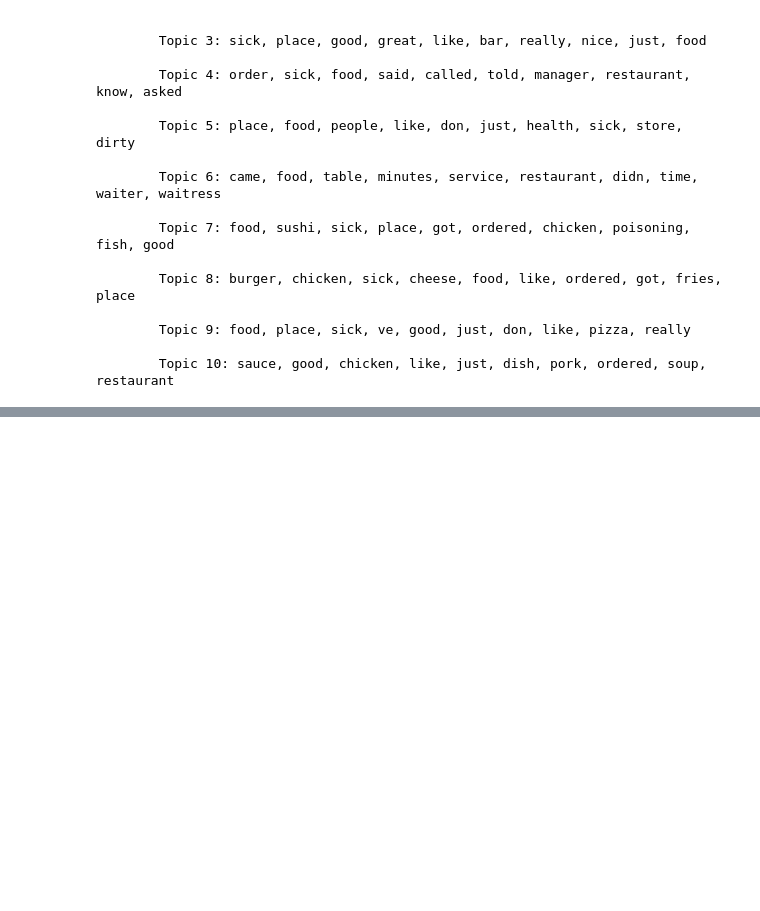
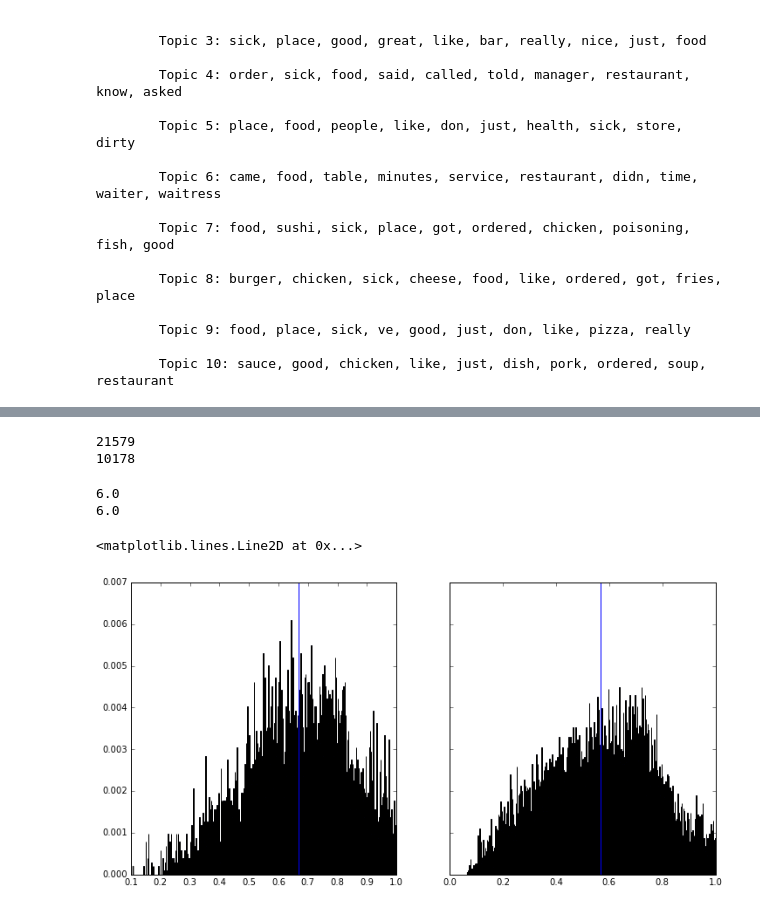
Before and after one commit to cu-publichealth/FoodborneML, a Jupyter notebook: notebooks/DiscLDA.ipynb, the cells around one changed output, grey strips where cells are left out. Cells and saved outputs as stored; diff of their text form; code cells hidden in the pictures; blank space fills up the shorter version.

```diff
--- a/notebooks/DiscLDA.ipynb
+++ b/notebooks/DiscLDA.ipynb
@@ -304,0 +329,3 @@ ax1.hist(thetas[:posn,1])
+# %%
+# get all of the reviews which we know are labeled as a list for convenience
+knowns = [ unicode(r[0], 'utf-8') for r in ob]
@@ -304,0 +358,3 @@ ax1.hist(thetas[:posn,1])
+# %%
+outbreaks = []
+windows = []
@@ -304,0 +395,14 @@ ax1.hist(thetas[:posn,1])
+# %%
+#number of windows
+print len(outbreaks)
+print len(windows)
+# %% [output]
+21579
+10178
+# %%
+# avg number of docs in each window type (hopefully are similar)
+print sum([len(w) for w in outbreaks])/float(len(outbreaks))
+print sum([len(w) for w in windows])/float(len(windows))
+# %% [output]
+6.0
+6.0
@@ -304,0 +424,35 @@ ax1.hist(thetas[:posn,1])
+# %%
+# do the same for the unlabeled windows
+for w in windows:
+    n = len(w['window_eta'])
+    s = np.sum(np.array(w['window_eta']))
+    gam = st.gamma(n*ahat, scale=1./bhat)
+    score = gam.cdf(s)
+    #print n, s, score
+    #for date, eta,  t in sorted(zip(w['window_d'],w['window_eta'], w['window_t']), key=lambda x:x[0]):
+        #print "%r, %0.3f, %r" % (date.strftime("%m-%d-%y"), eta, t)
+        #print
+    #print
+    #print
+    w['outbreak_score'] = score
+    w['outbreak_s'] = s
+# %%
+# compute the average outbreak score
+w_scores = [ w['outbreak_score'] for w in windows]
+o_scores = [ w['outbreak_score'] for w in outbreaks]
+w_avg_score = np.sum(np.array(w_scores))/len(w_scores)
+o_avg_score = np.sum(np.array(o_scores))/len(o_scores)
+# %%
+fig, (ax0, ax1) = plt.subplots(1,2, figsize=(12,6), sharey=True)
+# plot how these scores look
+weights = np.ones_like(w_scores)/len(w_scores)
+# plt.plot(x, empgam.cdf(x))
+ax0.hist(w_scores, 500, weights=weights)
+ax0.axvline(x=w_avg_score)
+
+oweights = np.ones_like(o_scores)/len(o_scores)
+ax1.hist(o_scores, 500, weights=oweights)
+ax1.axvline(x=o_avg_score)
+# %% [output]
+<matplotlib.lines.Line2D at 0x...>
+[figure, added]
```
Also changed, not shown: parts of 53 cells of this notebook, 3 other files.
